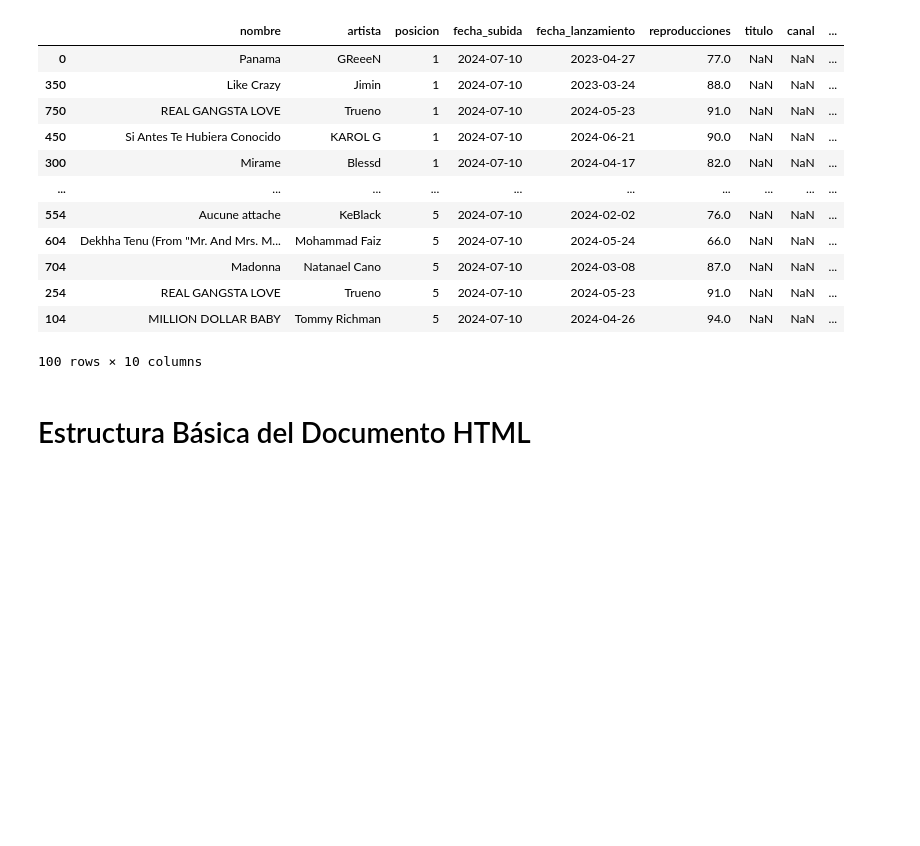
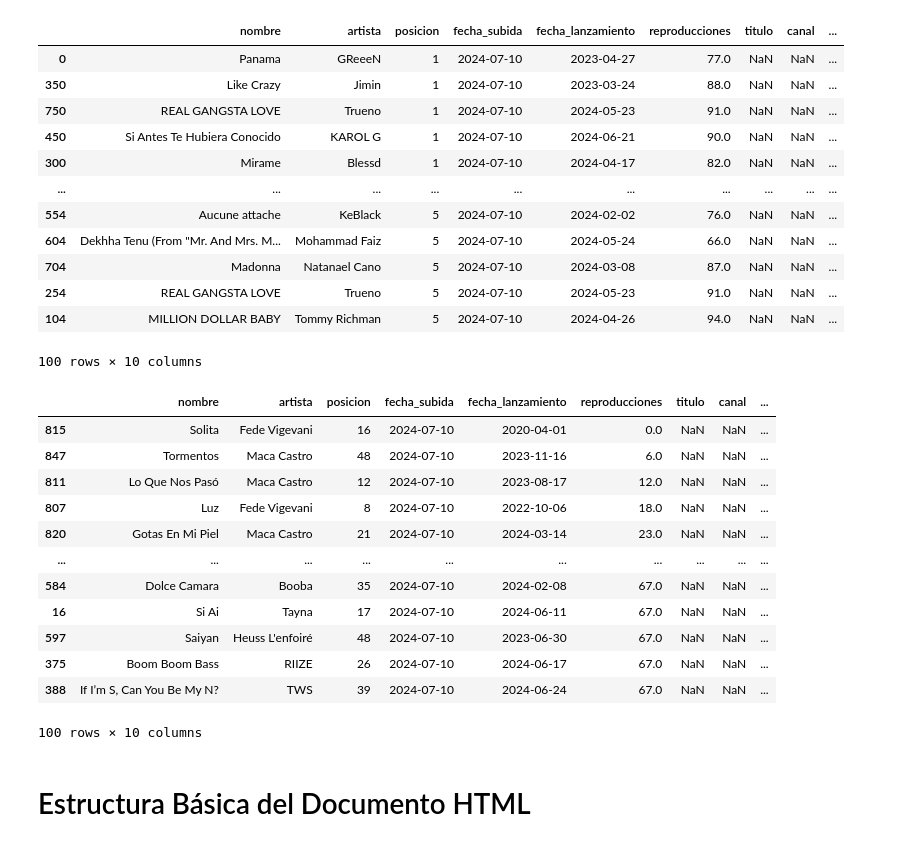
Before and after one commit to AH-1908/Trabajo_Final_a, a Jupyter notebook: ReporLP.ipynb, the cells around one changed output. Cells and saved outputs as stored; diff of their text form; code cells hidden in the pictures; blank space fills up the shorter version.

Commit message:
orden1

```diff
--- a/ReporLP.ipynb
+++ b/ReporLP.ipynb
@@ -1502,6 +1502,38 @@ primeros_100_con_nombre
 | 254 | REAL GANGSTA LOVE | Trueno | 5 | 2024-07-10 | 2024-05-23 | 91.0 | NaN | NaN | ... |
 | 104 | MILLION DOLLAR BABY | Tommy Richman | 5 | 2024-07-10 | 2024-04-26 | 94.0 | NaN | NaN | ... |
 100 rows × 10 columns
+# %%
+import pandas as pd
+
+# Cargar el archivo CSV
+file_path = 'basedatosmusicatop.csv'
+df = pd.read_csv(file_path)
+
+# Filtrar y eliminar registros sin valor en la columna 'nombre'
+df_filtrado = df[df['nombre'].notna()]
+
+# Ordenar por la columna 'reproducciones' en forma ascendente
+df_ordenado = df_filtrado.sort_values(by='reproducciones', ascending=True)
+
+# Mostrar los primeros 100 datos ordenados por 'reproducciones'
+primeros_100_ordenados = df_ordenado.head(100)
+
+# Mostrar en Jupyter Notebook
+primeros_100_ordenados
+# %% [output]
+|  | nombre | artista | posicion | fecha_subida | fecha_lanzamiento | reproducciones | titulo | canal | ... |
+| 815 | Solita | Fede Vigevani | 16 | 2024-07-10 | 2020-04-01 | 0.0 | NaN | NaN | ... |
+| 847 | Tormentos | Maca Castro | 48 | 2024-07-10 | 2023-11-16 | 6.0 | NaN | NaN | ... |
+| 811 | Lo Que Nos Pasó | Maca Castro | 12 | 2024-07-10 | 2023-08-17 | 12.0 | NaN | NaN | ... |
+| 807 | Luz | Fede Vigevani | 8 | 2024-07-10 | 2022-10-06 | 18.0 | NaN | NaN | ... |
+| 820 | Gotas En Mi Piel | Maca Castro | 21 | 2024-07-10 | 2024-03-14 | 23.0 | NaN | NaN | ... |
+| ... | ... | ... | ... | ... | ... | ... | ... | ... | ... |
+| 584 | Dolce Camara | Booba | 35 | 2024-07-10 | 2024-02-08 | 67.0 | NaN | NaN | ... |
+| 16 | Si Ai | Tayna | 17 | 2024-07-10 | 2024-06-11 | 67.0 | NaN | NaN | ... |
+| 597 | Saiyan | Heuss L'enfoiré | 48 | 2024-07-10 | 2023-06-30 | 67.0 | NaN | NaN | ... |
+| 375 | Boom Boom Bass | RIIZE | 26 | 2024-07-10 | 2024-06-17 | 67.0 | NaN | NaN | ... |
+| 388 | If I’m S, Can You Be My N? | TWS | 39 | 2024-07-10 | 2024-06-24 | 67.0 | NaN | NaN | ... |
+100 rows × 10 columns
 # %% [markdown]
 # Estructura Básica del Documento HTML
 # %%
```
